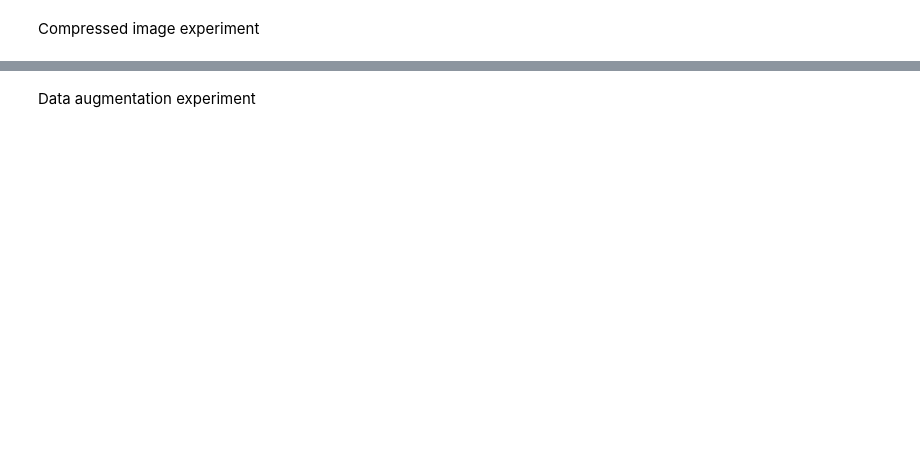
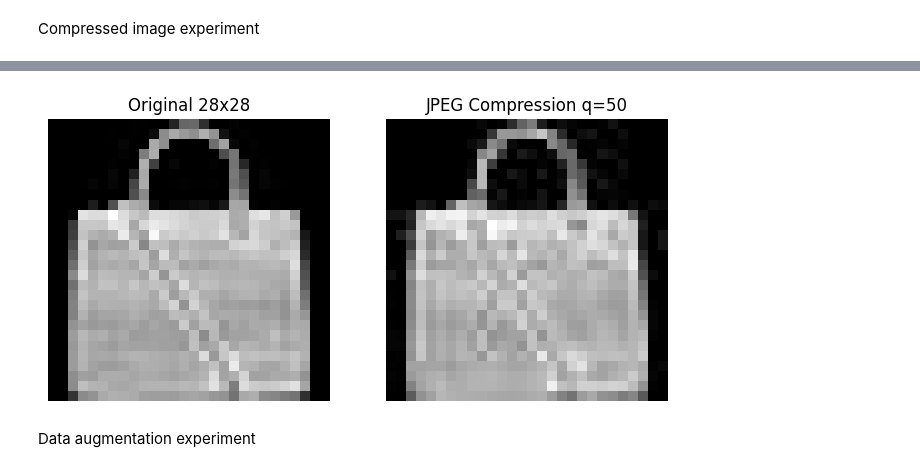
Before and after one commit to LillaLaila/group6-input-preprocessing, a Jupyter notebook: notebooks/models_henry.ipynb, the cells around one changed output, grey strips where cells are left out. Cells and saved outputs as stored; diff of their text form; code cells hidden in the pictures; blank space fills up the shorter version.

```diff
--- a/notebooks/models_henry.ipynb
+++ b/notebooks/models_henry.ipynb
@@ -479,3 +498,23 @@ Test accuracy (compressed): 0.8440
+# %%
+# Jämförelse mellan originalbild och JPEG-kompression
+
+plt.figure(figsize=(8,4))
+
+plt.subplot(1,2,1)
+plt.imshow(X_train_base[0].squeeze(), cmap="gray")
+plt.title("Original 28x28")
+plt.axis("off")
+
+plt.subplot(1,2,2)
+plt.imshow(X_train_comp[0].squeeze(), cmap="gray")
+plt.title("JPEG Compression q=50")
+plt.axis("off")
+
+plt.savefig("../images/compression_example.png", bbox_inches='tight')
+
+plt.show()
+# %% [output]
+[figure, added]
 # %% [markdown]
 Data augmentation experiment
 # %%
```
Also changed, not shown: parts of 24 cells of this notebook, 6 other files.
